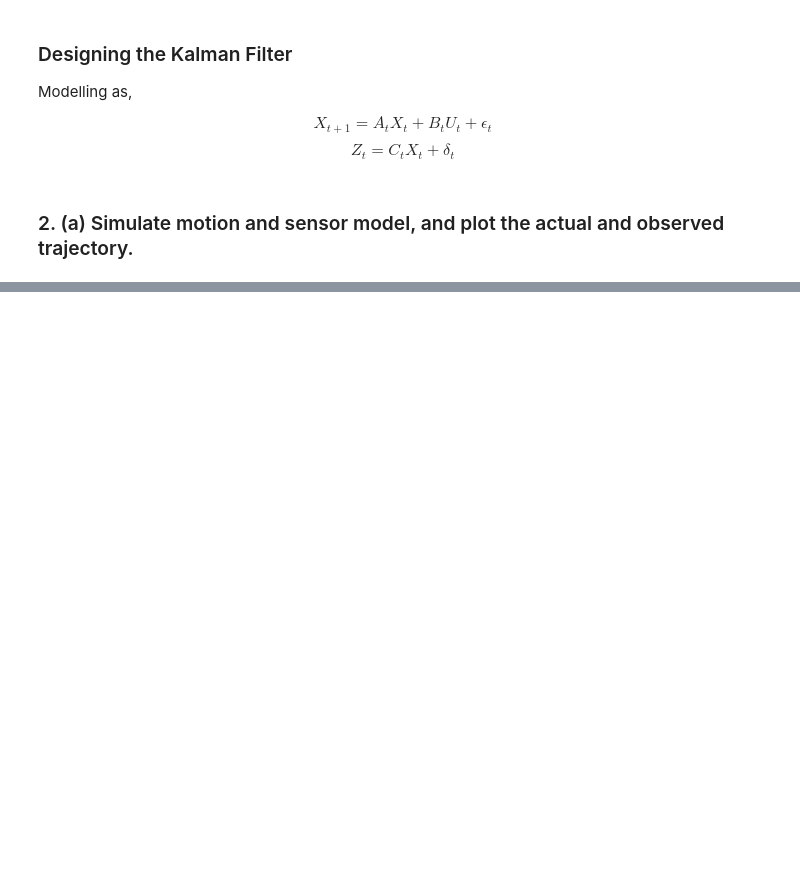
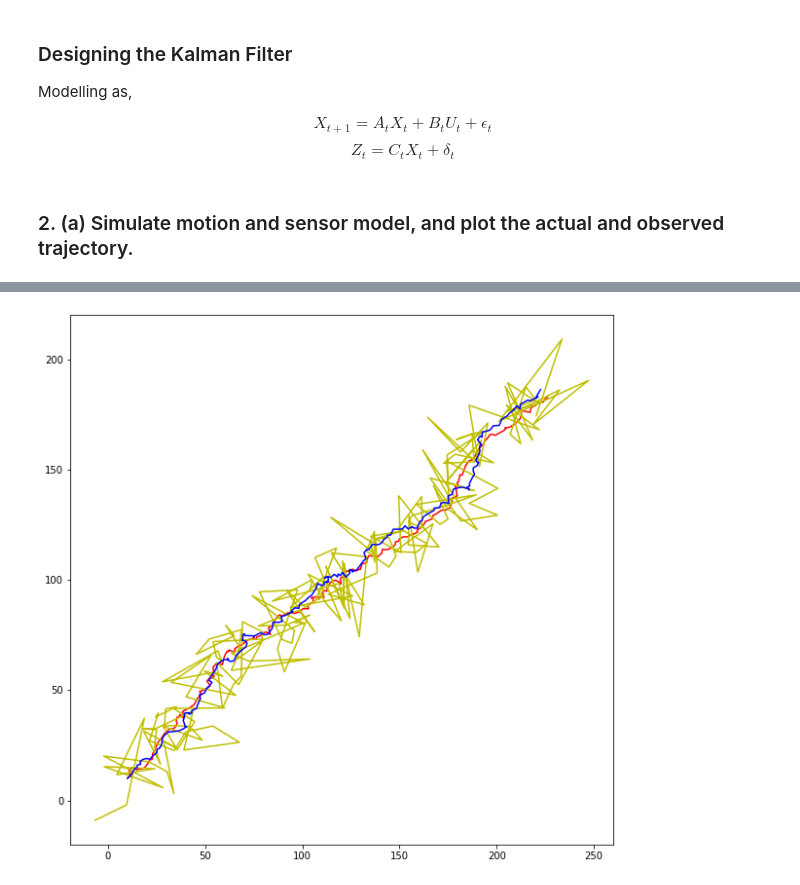
Before and after one commit to TheRealXster/COL864-Assgn1, a Jupyter notebook: A1_Q2.ipynb, the cells around one changed output, grey strips where cells are left out. Saved outputs shown, nothing was run; the diff lists cells and outputs as text; code cells hidden in the pictures; blank space fills up the shorter version.

```diff
--- a/A1_Q2.ipynb
+++ b/A1_Q2.ipynb
@@ -116,0 +148,20 @@ plotter(X,X_obs)
+# %%
+def uncertain_ellipse(X,X_obs,X_pred_meu,X_pred_var):
+
+
+
+
+def multiplotter(X1,X2,X3):
+    x1, y1 = X1[:,0],X1[:,1]
+    x2, y2 = X2[:,0],X2[:,1]
+    x3, y3 = X3[:,0],X3[:,1]
+    plt.figure(figsize=(10, 10))
+    plt.plot(x1, y1, color='r')
+    plt.plot(x2, y2, color='y')
+    plt.plot(x3, y3, color='b')
+    #plt.axis('equal')
+    plt.show()
+
+multiplotter(X,X_obs,X_pred)
+# %% [output]
+[figure, added]
```
Also changed, not shown: parts of 5 cells of this notebook.
